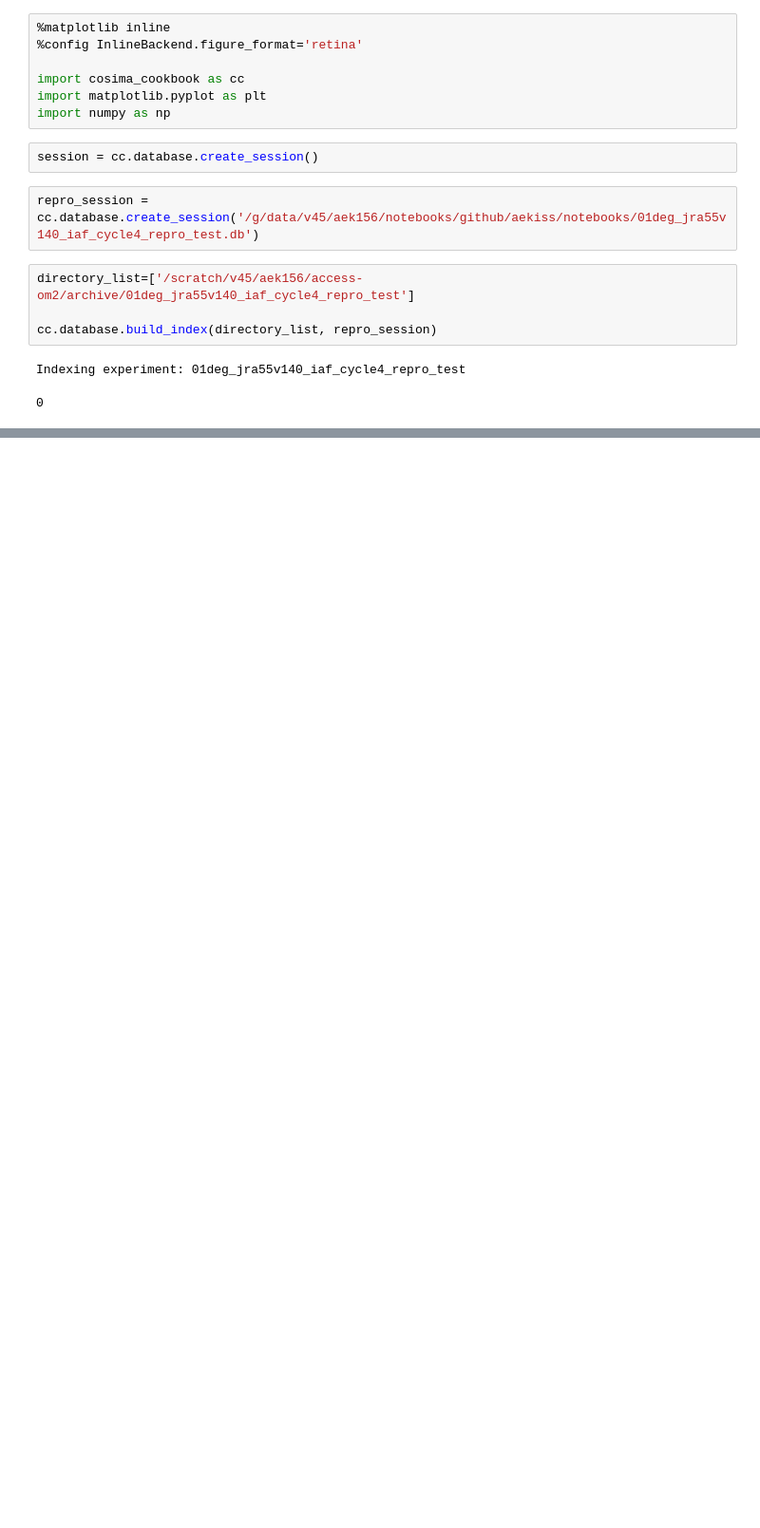
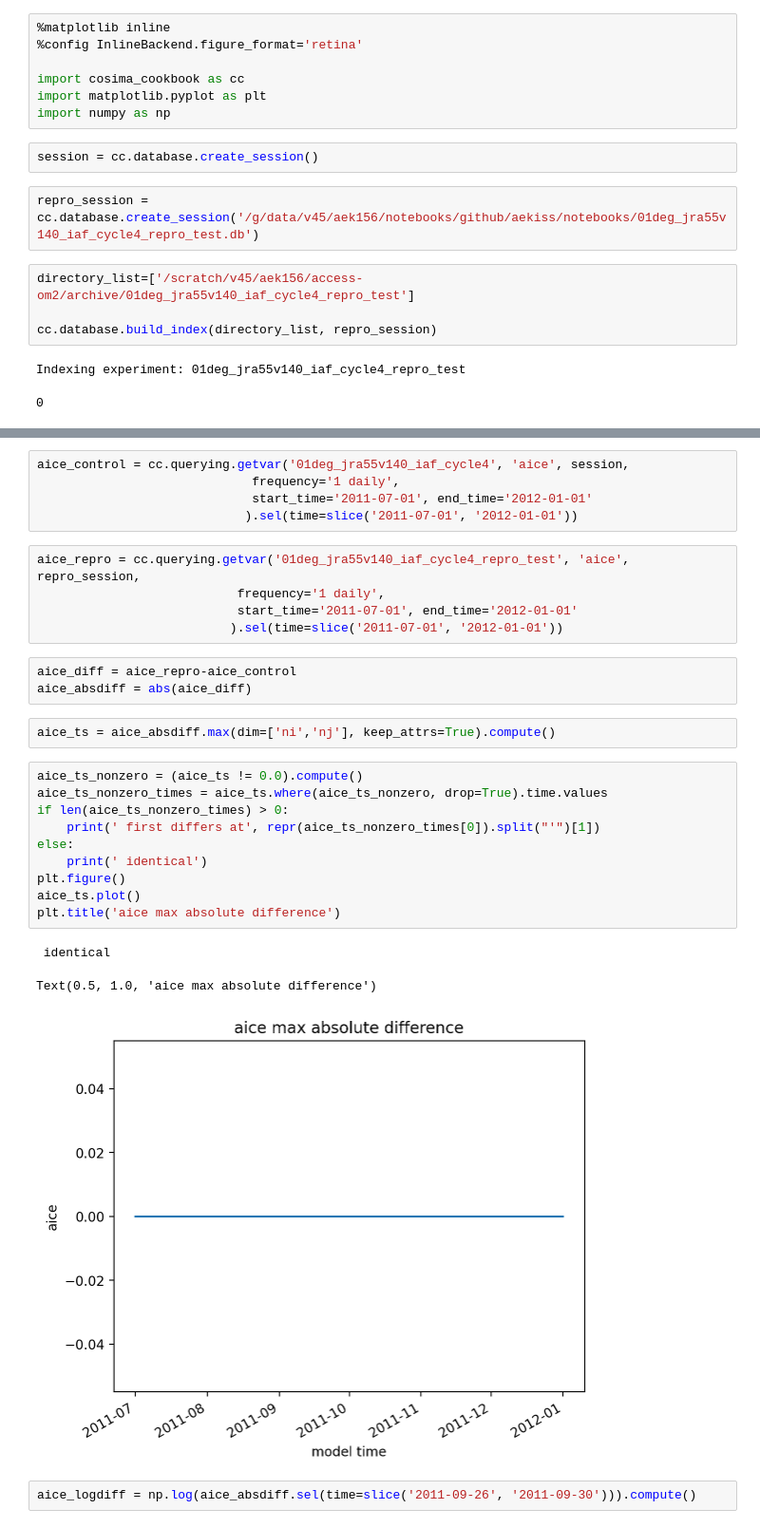
Before and after one commit to aekiss/notebooks, a Jupyter notebook: 01deg_jra55v140_iaf_cycle4_repro_test.ipynb, the cells around one changed output, grey strips where cells are left out. Shown at 95% size. Saved outputs shown, nothing was run; the diff lists cells and outputs as text; blank space fills up the shorter version.

```diff
--- a/01deg_jra55v140_iaf_cycle4_repro_test.ipynb
+++ b/01deg_jra55v140_iaf_cycle4_repro_test.ipynb
@@ -77,0 +137,31 @@ logdiff.sel(time=slice('2011-09-27', '2011-09-30')).plot(col='time', col_wrap=2,
+# %%
+aice_control = cc.querying.getvar('01deg_jra55v140_iaf_cycle4', 'aice', session,
+                             frequency='1 daily',
+                             start_time='2011-07-01', end_time='2012-01-01'
+                            ).sel(time=slice('2011-07-01', '2012-01-01'))
+# %%
+aice_repro = cc.querying.getvar('01deg_jra55v140_iaf_cycle4_repro_test', 'aice', repro_session,
+                           frequency='1 daily',
+                           start_time='2011-07-01', end_time='2012-01-01'
+                          ).sel(time=slice('2011-07-01', '2012-01-01'))
+# %%
+aice_diff = aice_repro-aice_control
+aice_absdiff = abs(aice_diff)
+# %%
+aice_ts = aice_absdiff.max(dim=['ni','nj'], keep_attrs=True).compute()
+# %%
+aice_ts_nonzero = (aice_ts != 0.0).compute()
+aice_ts_nonzero_times = aice_ts.where(aice_ts_nonzero, drop=True).time.values
+if len(aice_ts_nonzero_times) > 0:
+    print(' first differs at', repr(aice_ts_nonzero_times[0]).split("'")[1])
+else:
+    print(' identical')
+plt.figure()
+aice_ts.plot()
+plt.title('aice max absolute difference')
+# %% [output]
+ identical
+Text(0.5, 1.0, 'aice max absolute difference')
+[figure, added]
+# %%
+aice_logdiff = np.log(aice_absdiff.sel(time=slice('2011-09-26', '2011-09-30'))).compute()
```
Also changed, not shown: parts of 27 cells of this notebook.
